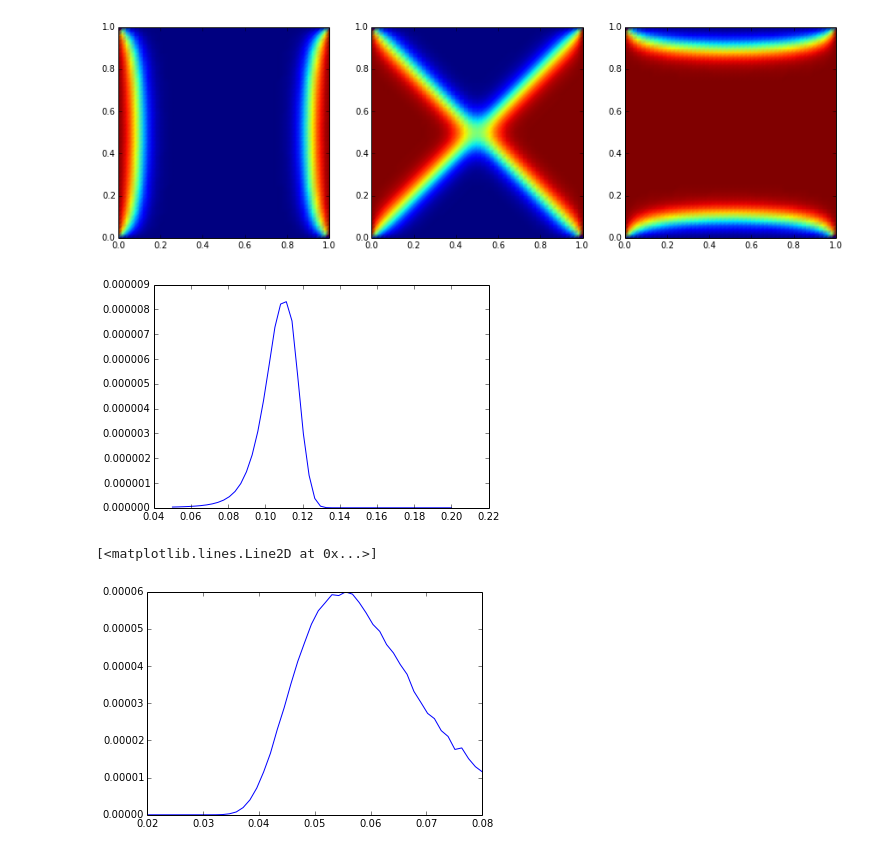
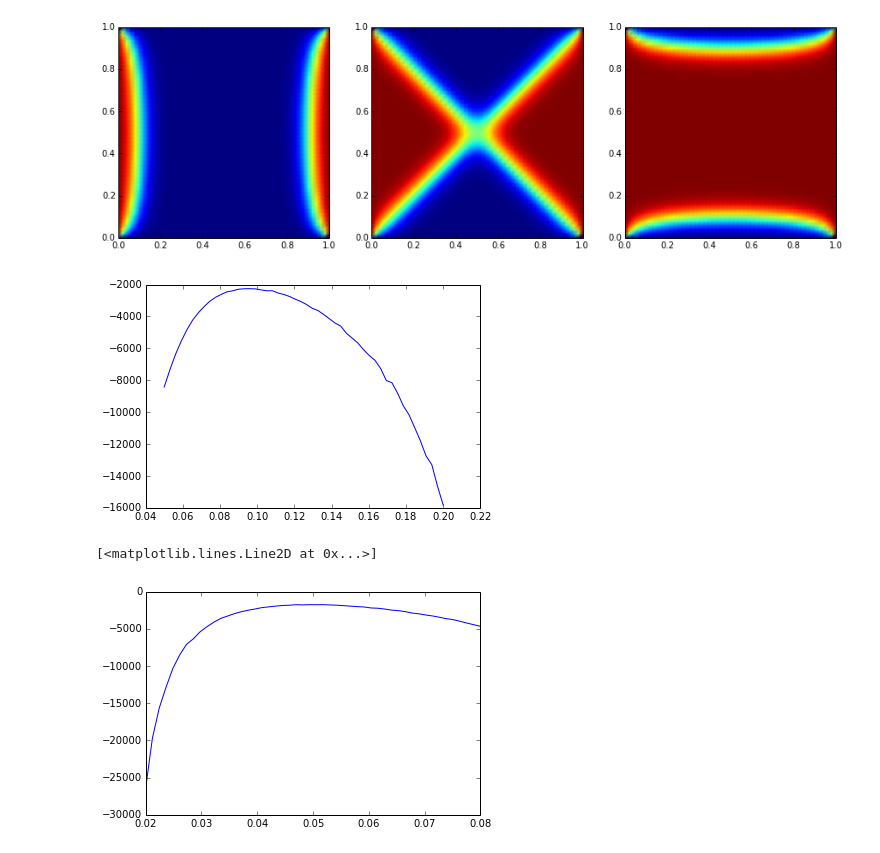
Before and after one commit to jcockayne/bayesian_pdes, a Jupyter notebook: notebooks/Allen-Cahn.ipynb, the cells around one changed output. Cells and saved outputs as stored; diff of their text form; code cells hidden in the pictures.

```diff
--- a/notebooks/Allen-Cahn.ipynb
+++ b/notebooks/Allen-Cahn.ipynb
@@ -22,7 +22,7 @@ The Cython extension is already loaded. To reload it, use:
 The mcmc extension is already loaded. To reload it, use:
   %reload_ext mcmc
 # %%
-n_pts = 5
+n_pts = 20
 n_bdy = 5
 seed = 1
 np.random.seed(seed)
@@ -30,6 +30,7 @@ noise_variance = 1e-2
 
 # NB including both sample_ls and use_fem is pointless since the ls has no impact in this case
 sample_ls = True
+bayesian_approach = False
 
 use_fem = False
 fem_mesh_size = 50
@@ -326,8 +327,10 @@ def log_p_pn_estimate(true_obs, delta, solutions, length_scale, sigma, rho, n_sa
     error_mat = np.eye(cov.shape[0])*sigma**2
     Sigma_plus_error = cov + error_mat
     if debug: print(np.trace(cov), np.trace(Sigma_plus_error))
-
-    like_dist = scipy.stats.multivariate_normal(np.zeros(data_pts.shape[0]), Sigma_plus_error)
+    if bayesian_approach:
+        like_dist = scipy.stats.multivariate_normal(np.zeros(data_pts.shape[0]), Sigma_plus_error)
+    else:
+        like_dist = scipy.stats.multivariate_normal(np.zeros(data_pts.shape[0]), error_mat)
 
     for i in xrange(n_samples):
         mu = means[i, :]
@@ -540,25 +543,25 @@ plot(cur_solutions[2])
 # %%
 length_scales = np.linspace(0.05, 0.2)
 likelihoods = np.empty_like(length_scales)
 for i, ls in enumerate(length_scales):
     try:
         likelihoods[i] = likelihood(np.array([1, 0.04, ls])) + delta_log_prior([1, 0.04, ls])
     except Exception as ex:
         break
-plt.plot(length_scales, np.exp(likelihoods))
+plt.plot(length_scales, likelihoods)
 opt_ls = length_scales[np.argmax(likelihoods)]
 # %% [output]
-[figure, old version]
+[figure, new version]
 # %%
 deltas = np.linspace(delta_min, 0.08, 50)
 likelihoods = np.empty_like(deltas)
 for i, delta in enumerate(deltas):
     likelihoods[i] = likelihood(np.array([1, delta, opt_ls])) + delta_log_prior([1, delta, opt_ls])
 # %%
-plt.plot(deltas, np.exp(likelihoods))
+plt.plot(deltas, likelihoods)
 # %% [output]
 [<matplotlib.lines.Line2D at 0x...>]
-[figure, old version]
+[figure, new version]
 # %%
 samples = mcmc.rwm(n_iter, propose, likelihood, delta_log_prior, np.array([0, 0.04, opt_ls]))
 # %%
```
Also changed, not shown: parts of 5 cells of this notebook.
